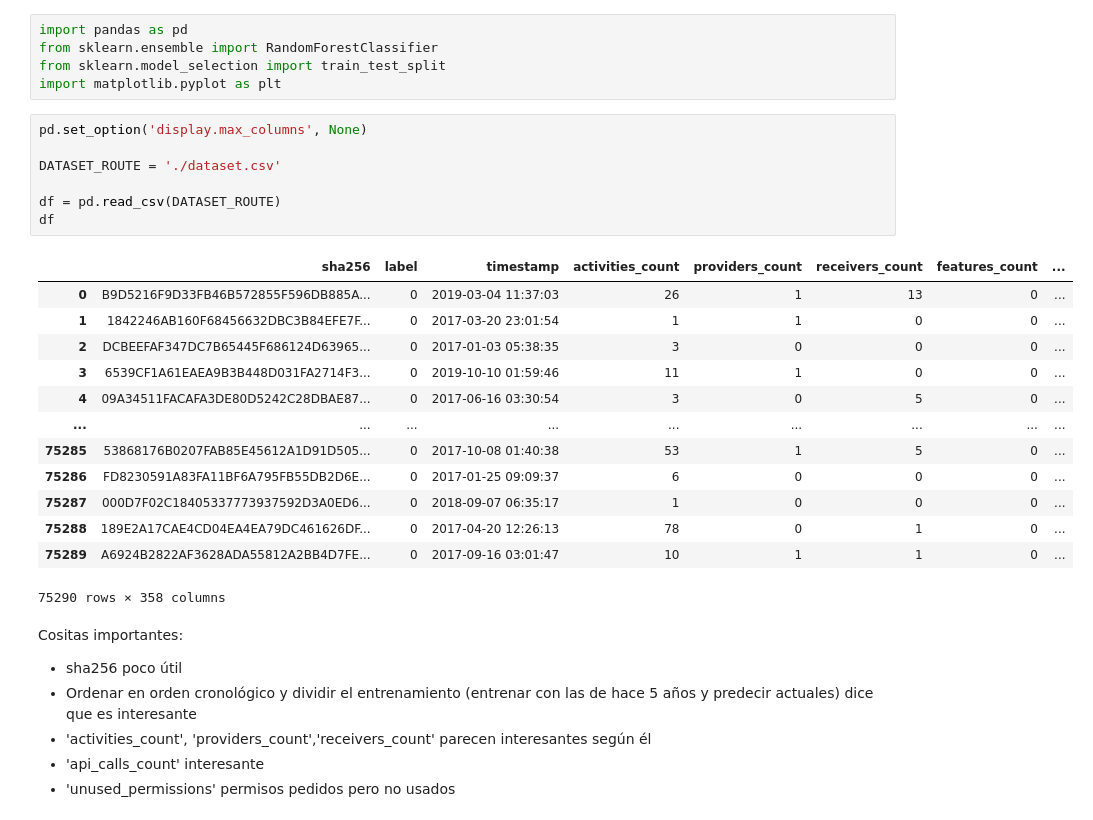
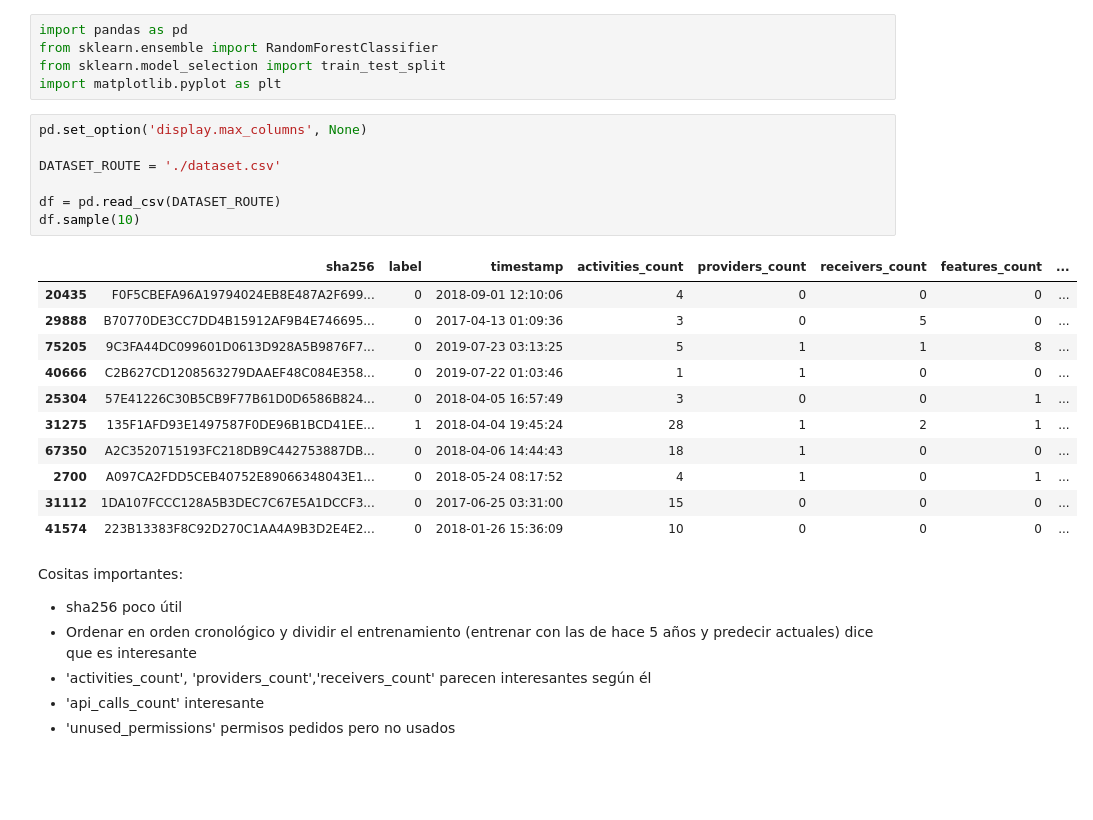
Before and after one commit to Cortijo02/SEGUR, a Jupyter notebook: sypd/template.ipynb, the cells around one changed output. Drawn from its saved outputs; the diff is of its cells as text; blank space fills up the shorter version.

```diff
--- a/sypd/template.ipynb
+++ b/sypd/template.ipynb
@@ -12,24 +12,22 @@ import matplotlib.pyplot as plt
 # %%
 pd.set_option('display.max_columns', None)
 
 DATASET_ROUTE = './dataset.csv'
 
 df = pd.read_csv(DATASET_ROUTE)
-df
+df.sample(10)
 # %% [output]
 |  | sha256 | label | timestamp | activities_count | providers_count | receivers_count | features_count | ... |
-| 0 | B9D5216F9D33FB46B572855F596DB885A... | 0 | 2019-03-04 11:37:03 | 26 | 1 | 13 | 0 | ... |
-| 1 | 1842246AB160F68456632DBC3B84EFE7F... | 0 | 2017-03-20 23:01:54 | 1 | 1 | 0 | 0 | ... |
-| 2 | DCBEEFAF347DC7B65445F686124D63965... | 0 | 2017-01-03 05:38:35 | 3 | 0 | 0 | 0 | ... |
-| 3 | 6539CF1A61EAEA9B3B448D031FA2714F3... | 0 | 2019-10-10 01:59:46 | 11 | 1 | 0 | 0 | ... |
-| 4 | 09A34511FACAFA3DE80D5242C28DBAE87... | 0 | 2017-06-16 03:30:54 | 3 | 0 | 5 | 0 | ... |
-| ... | ... | ... | ... | ... | ... | ... | ... | ... |
-| 75285 | 53868176B0207FAB85E45612A1D91D505... | 0 | 2017-10-08 01:40:38 | 53 | 1 | 5 | 0 | ... |
-| 75286 | FD8230591A83FA11BF6A795FB55DB2D6E... | 0 | 2017-01-25 09:09:37 | 6 | 0 | 0 | 0 | ... |
-| 75287 | 000D7F02C18405337773937592D3A0ED6... | 0 | 2018-09-07 06:35:17 | 1 | 0 | 0 | 0 | ... |
-| 75288 | 189E2A17CAE4CD04EA4EA79DC461626DF... | 0 | 2017-04-20 12:26:13 | 78 | 0 | 1 | 0 | ... |
-| 75289 | A6924B2822AF3628ADA55812A2BB4D7FE... | 0 | 2017-09-16 03:01:47 | 10 | 1 | 1 | 0 | ... |
+| 20435 | F0F5CBEFA96A19794024EB8E487A2F699... | 0 | 2018-09-01 12:10:06 | 4 | 0 | 0 | 0 | ... |
+| 29888 | B70770DE3CC7DD4B15912AF9B4E746695... | 0 | 2017-04-13 01:09:36 | 3 | 0 | 5 | 0 | ... |
+| 75205 | 9C3FA44DC099601D0613D928A5B9876F7... | 0 | 2019-07-23 03:13:25 | 5 | 1 | 1 | 8 | ... |
+| 40666 | C2B627CD1208563279DAAEF48C084E358... | 0 | 2019-07-22 01:03:46 | 1 | 1 | 0 | 0 | ... |
+| 25304 | 57E41226C30B5CB9F77B61D0D6586B824... | 0 | 2018-04-05 16:57:49 | 3 | 0 | 0 | 1 | ... |
+| 31275 | 135F1AFD93E1497587F0DE96B1BCD41EE... | 1 | 2018-04-04 19:45:24 | 28 | 1 | 2 | 1 | ... |
+| 67350 | A2C3520715193FC218DB9C442753887DB... | 0 | 2018-04-06 14:44:43 | 18 | 1 | 0 | 0 | ... |
+| 2700 | A097CA2FDD5CEB40752E89066348043E1... | 0 | 2018-05-24 08:17:52 | 4 | 1 | 0 | 1 | ... |
+| 31112 | 1DA107FCCC128A5B3DEC7C67E5A1DCCF3... | 0 | 2017-06-25 03:31:00 | 15 | 0 | 0 | 0 | ... |
+| 41574 | 223B13383F8C92D270C1AA4A9B3D2E4E2... | 0 | 2018-01-26 15:36:09 | 10 | 0 | 0 | 0 | ... |
-75290 rows × 358 columns
 # %% [markdown]
 Cositas importantes:
 
```
Also changed, not shown: parts of 8 cells of this notebook.
